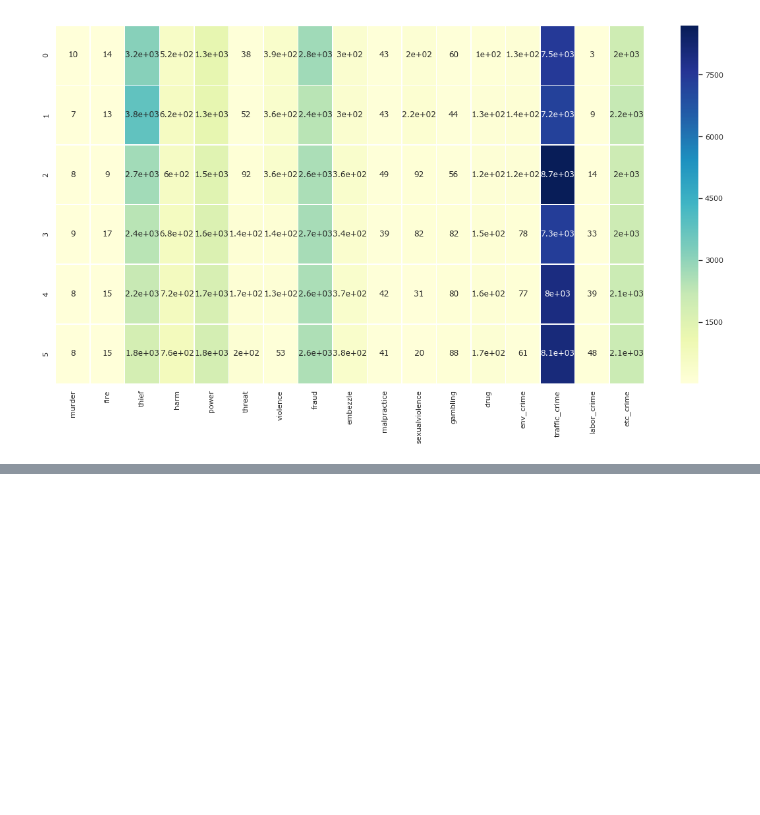
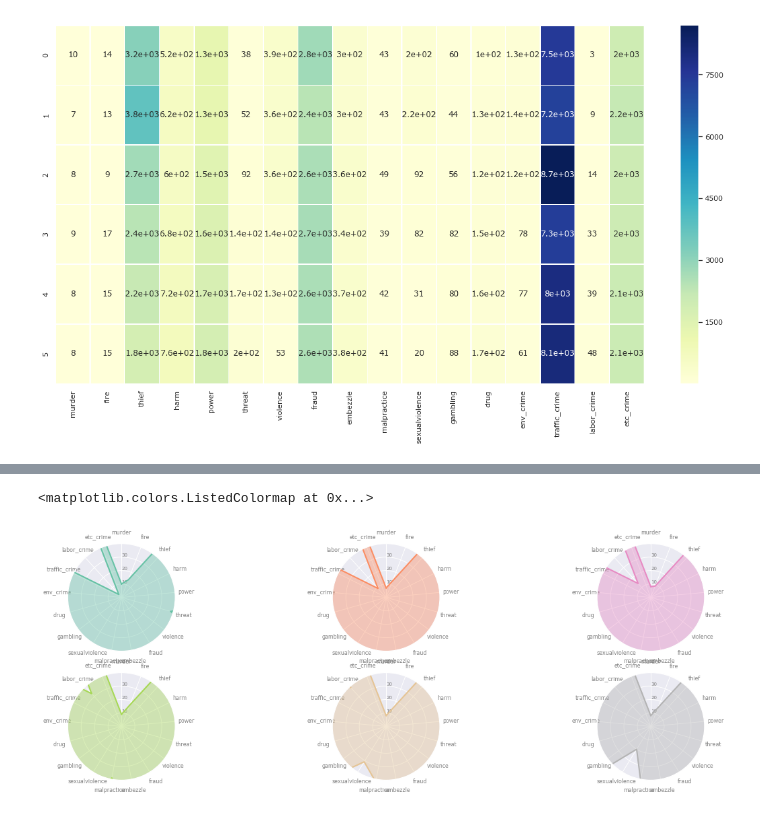
Before and after one commit to seokyeongheo/TIL, a Jupyter notebook: 14_visualization/practice_02_gimhae crime rate.ipynb, the cells around one changed output, grey strips where cells are left out. Drawn from its saved outputs; the diff is of its cells as text; code cells hidden in the pictures; blank space fills up the shorter version.

```diff
--- a/14_visualization/practice_02_gimhae crime rate.ipynb
+++ b/14_visualization/practice_02_gimhae crime rate.ipynb
@@ -83,0 +109,47 @@ angles += angles[:1]
+# %%
+def make_spider(row, title, color):
+
+    # number of variable
+    categories = list(gh_crime_raw)[1:]
+    N = len(categories)
+
+    angles = [n / float(N) * 2 * pi for n in range(N)]
+    angles += angles[:1]
+
+    # Initialize the spider plot
+    ax = plt.subplot(3, 3, row+1, polar=True)
+
+    ax.set_theta_offset(pi / 2)
+    ax.set_theta_direction(-1)
+
+    # Draw one axe per variable + add labels yet
+    plt.xticks(angles[:-1], categories, color='grey', size=8)
+
+    # Draw ylabels
+    ax.set_rlabel_position(0)
+    plt.yticks([10, 20, 30], ["10", "20", "30"], color="grey", size=7)
+    plt.ylim(0, 40)
+
+    # Indi1
+    values = df.loc[row].drop('year').values.flatten().tolist()
+    values += values[:1]
+    ax.plot(angles, values, color=color, linewidth=2, linestyle='solid')
+    ax.fill(angles, values, color=color, alpha=0.4)
+
+    # Add a title
+    plt.title(title, size=11, color=color, y=1.1)
+# %%
+# Create a color palette
+my_palette = plt.cm.get_cmap("Set2", len(df.index))
+my_palette
+# %% [output]
+<matplotlib.colors.ListedColormap at 0x...>
+# %%
+# Loop to plot
+df = gh_crime_raw
+
+plt.figure(figsize=[20, 10])
+for row in range(0, len(gh_crime_raw.index)):
+    make_spider(row=row, title="", color=my_palette(row))
+# %% [output]
+[figure, added]
```
Also changed, not shown: parts of 9 cells of this notebook.
